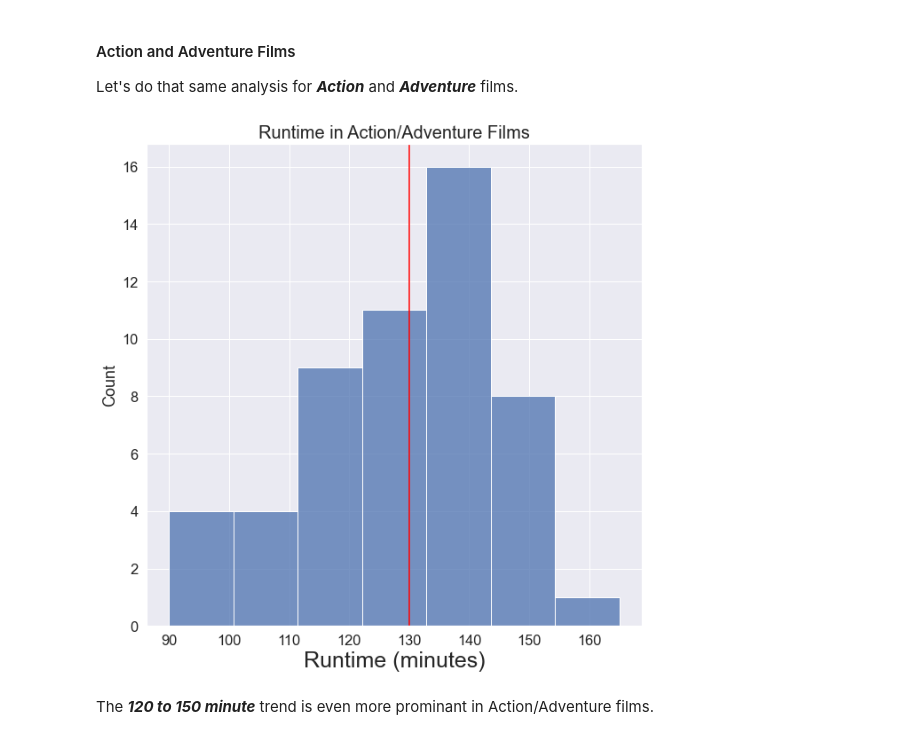
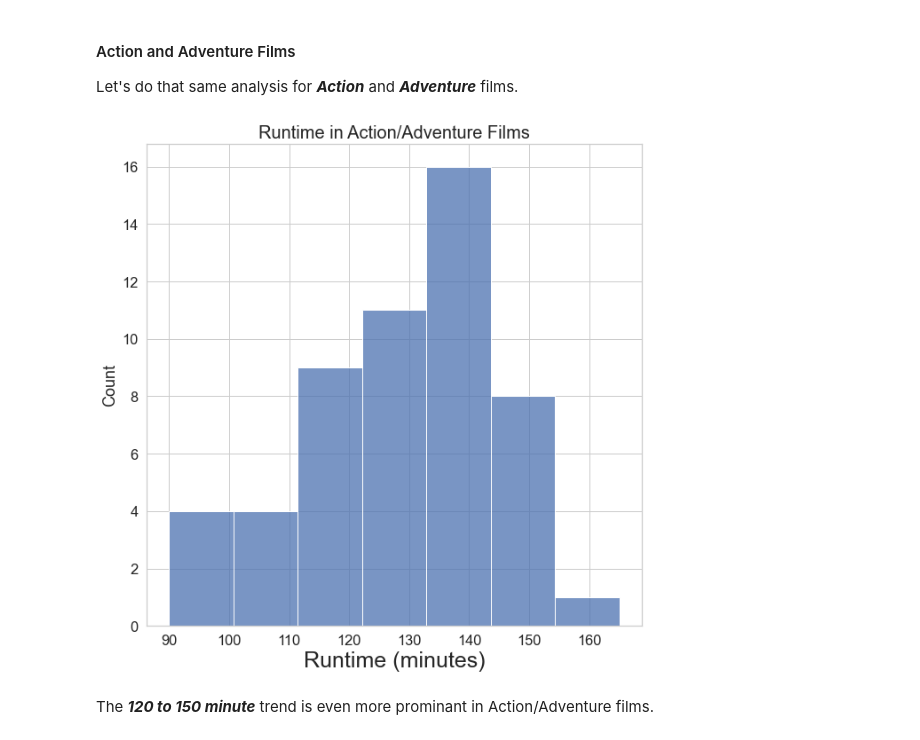
Before and after one commit to rustyb08/phase_1_project, a Jupyter notebook: Microsoft Original Content.ipynb, the cells around one changed output. Drawn from its saved outputs; the diff is of its cells as text; code cells hidden in the pictures.

```diff
--- a/Microsoft Original Content.ipynb
+++ b/Microsoft Original Content.ipynb
@@ -1374,16 +1428,22 @@ plt.figure(figsize=(10,10))
 # Increase the size of the scale text.
 sns.set(font_scale=1.5)
 
-# Plot the data
-chart=sns.histplot(top_100_budgets['budget_range'])
+#sets the background color
+sns.set_style("whitegrid")
 
+#Plots the data and puts the x-axis in the order I chose
+sns.barplot(x = budget_ranges.index, y = budget_ranges, palette='gist_rainbow',
+            order=['<$95 million','$95-$140 million','$140-$185 million','$185-$230 million','$230-$275 million','>$275 million'])
 
-# Set the histogram's title.
+# Set the plot title.
 plt.title('Production Budget Ranges', fontsize=20)
 
 # Label the x-axis
 plt.xlabel('Production Budget', fontsize=25)
 
+# Label the x-axis
+plt.ylabel('Count', fontsize=25)
+
 #Angles the x-axis information
 plt.xticks(rotation=30);
 # %% [output]
@@ -1395,10 +1455,13 @@ plt.figure(figsize=(10,10))
 # Increase the size of the scale text.
 sns.set(font_scale=1.5)
 
+#sets the background color
+sns.set_style("whitegrid")
+
 # Plot the data
 ax=sns.boxplot(x=top_100_budgets['budget_range'],
             y=top_100_movies['worldwide_gross']/1000000, palette='gist_rainbow', showmeans=True ,
-           order=['<$95 million','$95-$155 million','$155-$215 million','$215-$275 million','>$275 million'])
+           order=['<$95 million','$95-$140 million','$140-$185 million','$185-$230 million','$230-$275 million','>$275 million'])
 
 # Set the barplot's title.
 plt.title('Production Budget vs Worldwide Gross', fontsize=20)
@@ -1427,6 +1490,9 @@ plt.figure(figsize=(10,10))
 
 # Increase the size of the scale text.
 sns.set(font_scale=1.5)
+
+#sets the background color
+sns.set_style("whitegrid")
 
 # Plot the data
 sns.histplot(top_100_movies['runtime_minutes'])
@@ -1456,6 +1522,9 @@ plt.figure(figsize=(10,10))
 
 # Increase the size of the scale text.
 sns.set(font_scale=1.5)
+
+#sets the background color
+sns.set_style("whitegrid")
 
 # Plot the data
 sns.scatterplot(x=top_100_movies['runtime_minutes'],
@@ -1515,23 +1584,23 @@ Let's do that same analysis for ***Action*** and ***Adventure*** films.
 # %%
 # Create a plot and set the size.
 plt.figure(figsize=(10,10))
 
 # Increase the size of the scale text.
 sns.set(font_scale=1.5)
 
+#sets the background color
+sns.set_style("whitegrid")
+
 # Plot the data
 sns.histplot(top_aa_movies['runtime_minutes'])
-
-# Create a vertical line at the
-plt.axvline(x = top_aa_movies['runtime_minutes'].median(), color = 'red', label = 'Average Runtime')
 
 # Set the barplot's title.
 plt.title('Runtime in Action/Adventure Films', fontsize=20)
 
 # Label the x-axis
 plt.xlabel('Runtime (minutes)', fontsize=25);
 # %% [output]
-[figure, old version]
+[figure, new version]
 # %% [markdown]
 The ***120 to 150 minute*** trend is even more prominant in Action/Adventure films.
 # %%
```
Also changed, not shown: parts of 22 cells of this notebook, 3 other files.
